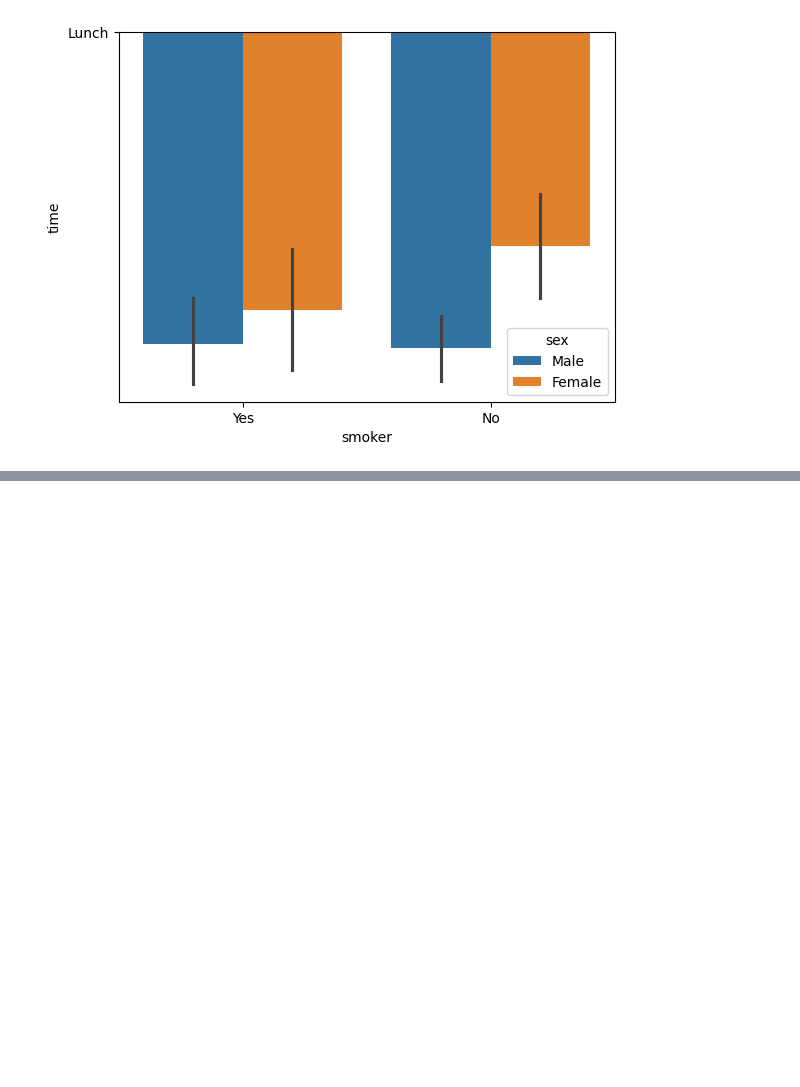
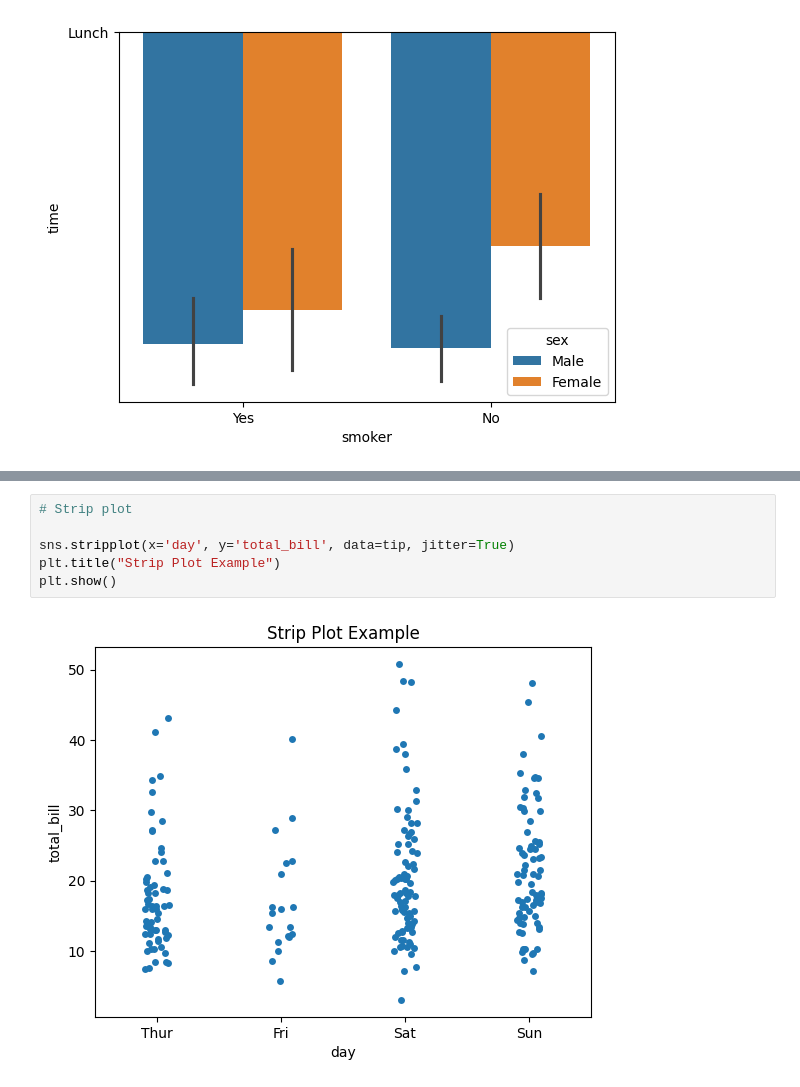
Before and after one commit to alokpandey098/Data-analyst, a Jupyter notebook: 8-Data Analysis With Python/8.6-Seaborn.ipynb, the cells around one changed output, grey strips where cells are left out. Drawn from its saved outputs; the diff is of its cells as text; blank space fills up the shorter version.

```diff
--- a/8-Data Analysis With Python/8.6-Seaborn.ipynb
+++ b/8-Data Analysis With Python/8.6-Seaborn.ipynb
@@ -35,0 +58,8 @@ sns.barplot(data=tip,x='smoker',y='time',hue='sex')
+# %%
+# Strip plot
+
+sns.stripplot(x='day', y='total_bill', data=tip, jitter=True)
+plt.title("Strip Plot Example")
+plt.show()
+# %% [output]
+[figure, added]
```
Also changed, not shown: parts of 15 cells of this notebook.
